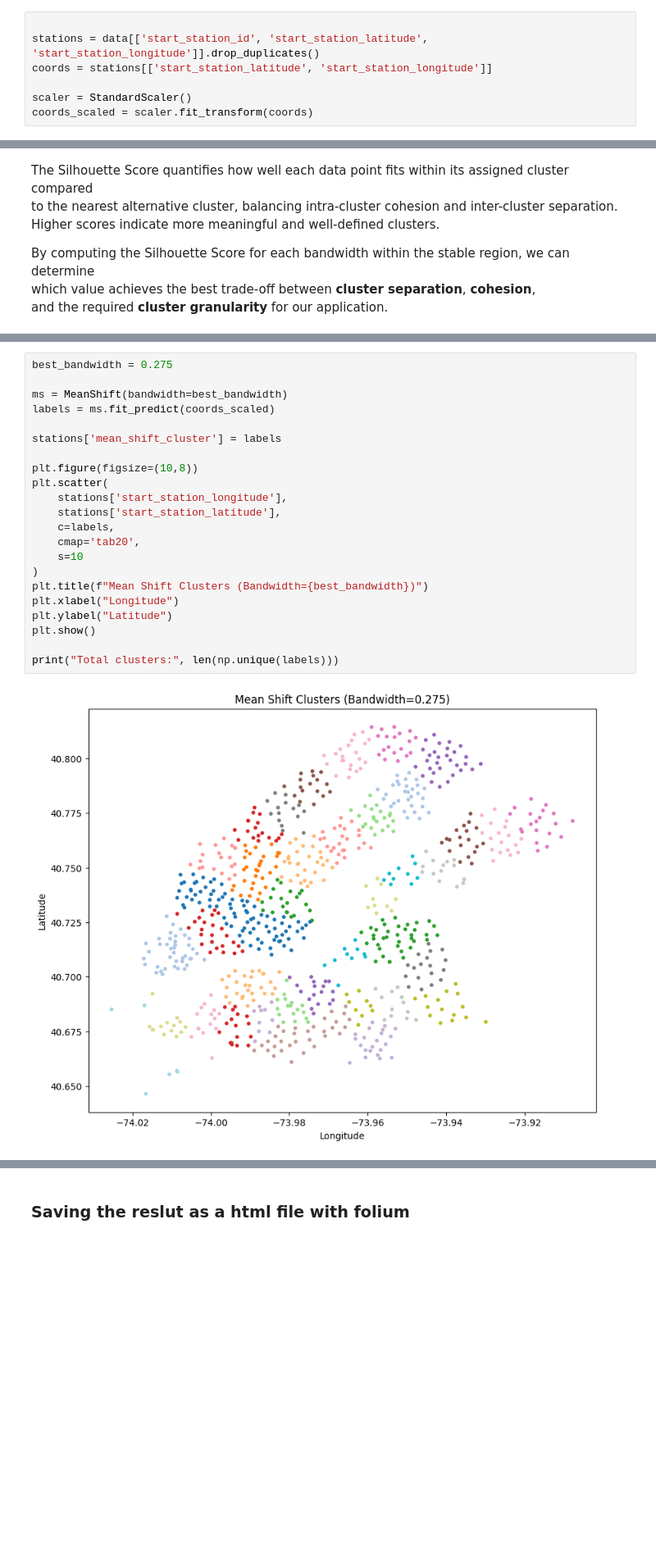
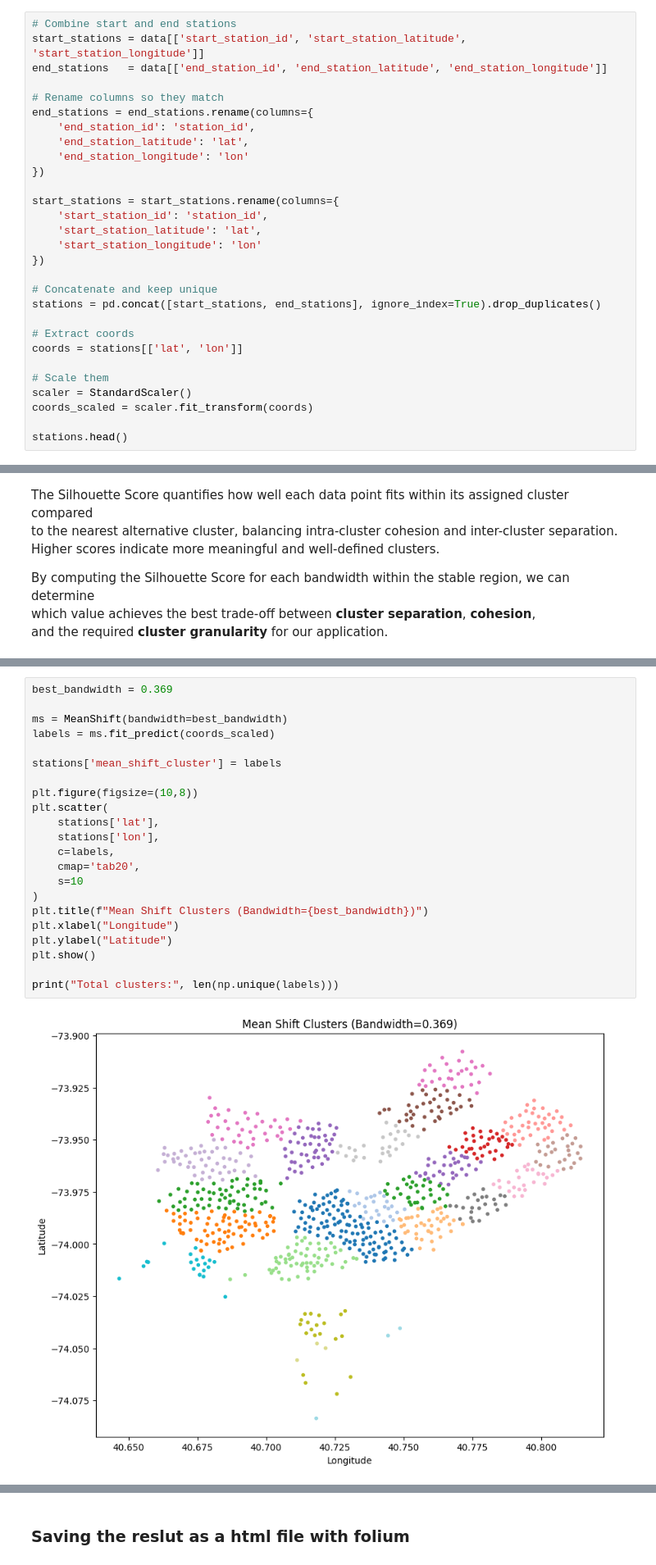
Before and after one commit to Andrejj23/city-bike, a Jupyter notebook: Georgios/mean_shift_clustering.ipynb, the cells around one changed output, grey strips where cells are left out. Shown at 82% size. Drawn from its saved outputs; the diff is of its cells as text; blank space fills up the shorter version.

```diff
--- a/Georgios/mean_shift_clustering.ipynb
+++ b/Georgios/mean_shift_clustering.ipynb
@@ -24,9 +24,31 @@ data.head()
 # %% [markdown]
 Extract unique station coordinates, and scale them for Mean Shift.
 # %%
+# Combine start and end stations
+start_stations = data[['start_station_id', 'start_station_latitude', 'start_station_longitude']]
+end_stations   = data[['end_station_id', 'end_station_latitude', 'end_station_longitude']]
 
-stations = data[['start_station_id', 'start_station_latitude', 'start_station_longitude']].drop_duplicates()
-coords = stations[['start_station_latitude', 'start_station_longitude']]
+# Rename columns so they match
+end_stations = end_stations.rename(columns={
+    'end_station_id': 'station_id',
+    'end_station_latitude': 'lat',
+    'end_station_longitude': 'lon'
+})
 
+start_stations = start_stations.rename(columns={
+    'start_station_id': 'station_id',
+    'start_station_latitude': 'lat',
+    'start_station_longitude': 'lon'
+})
+
+# Concatenate and keep unique
+stations = pd.concat([start_stations, end_stations], ignore_index=True).drop_duplicates()
+
+# Extract coords
+coords = stations[['lat', 'lon']]
+
+# Scale them
 scaler = StandardScaler()
 coords_scaled = scaler.fit_transform(coords)
+
+stations.head()
@@ -341,24 +378,24 @@ We now run Mean Shift clustering using this final bandwidth and assign the resul
 # %%
-best_bandwidth = 0.275
+best_bandwidth = 0.369
 
 ms = MeanShift(bandwidth=best_bandwidth)
 labels = ms.fit_predict(coords_scaled)
 
 stations['mean_shift_cluster'] = labels
 
 plt.figure(figsize=(10,8))
 plt.scatter(
-    stations['start_station_longitude'],
-    stations['start_station_latitude'],
+    stations['lat'],
+    stations['lon'],
     c=labels,
     cmap='tab20',
     s=10
 )
 plt.title(f"Mean Shift Clusters (Bandwidth={best_bandwidth})")
 plt.xlabel("Longitude")
 plt.ylabel("Latitude")
 plt.show()
 
 print("Total clusters:", len(np.unique(labels)))
 # %% [output]
-[figure, old version]
+[figure, new version]
```
Also changed, not shown: parts of 16 cells of this notebook, 2 other files.
